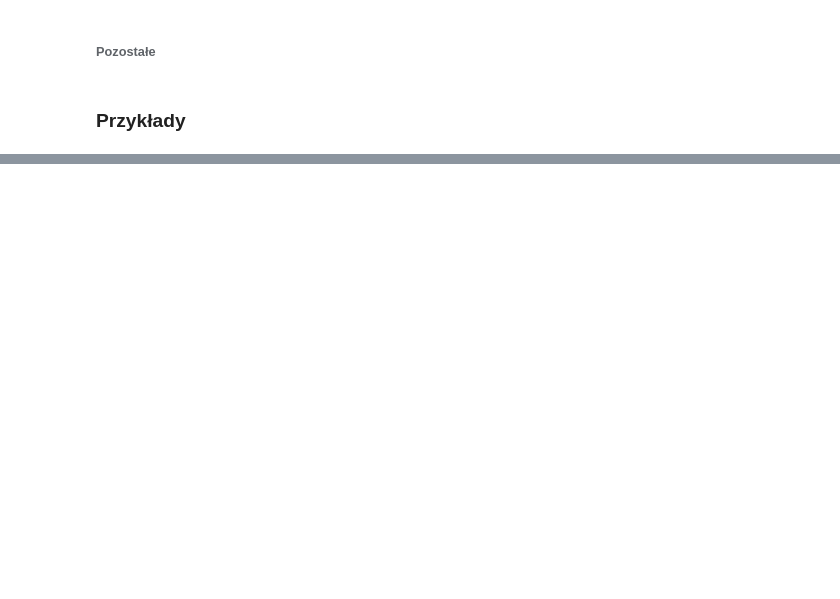
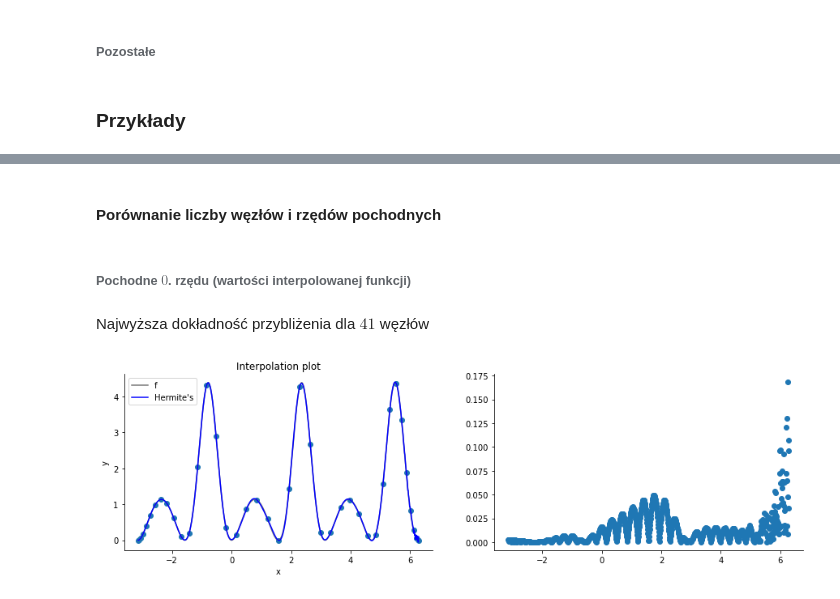
Before and after one commit to MatiPl01/Metody-Obliczeniowe-w-Nauce-i-Technice, a Jupyter notebook: 2. Laboratorium/Zadania/2b/MOwNiT - zagadnienie Hermite'a.ipynb, the cells around one changed output, grey strips where cells are left out. Drawn from its saved outputs; the diff is of its cells as text; code cells hidden in the pictures; blank space fills up the shorter version.

```diff
--- a/2. Laboratorium/Zadania/2b/MOwNiT - zagadnienie Hermite'a.ipynb
+++ b/2. Laboratorium/Zadania/2b/MOwNiT - zagadnienie Hermite'a.ipynb
@@ -256,0 +282,14 @@ plot_interpolation(g, xs_, ys)
+# %% [markdown]
+#### Porównanie liczby węzłów i rzędów pochodnych
+# %% [markdown]
+###### Pochodne $0$. rzędu (wartości interpolowanej funkcji)
+# %% [markdown]
+Najwyższa dokładność przybliżenia dla $41$ węzłów
+# %%
+n = 41
+xs = chebyshev_nodes(a, b, n)
+ys = [derivatives(x, 0) for x in xs]  # Function values (without derivatives)
+
+plot_interpolation(g, xs, ys)
+# %% [output]
+[figure, added]
```
Also changed, not shown: parts of 27 cells of this notebook, 1 other file.
